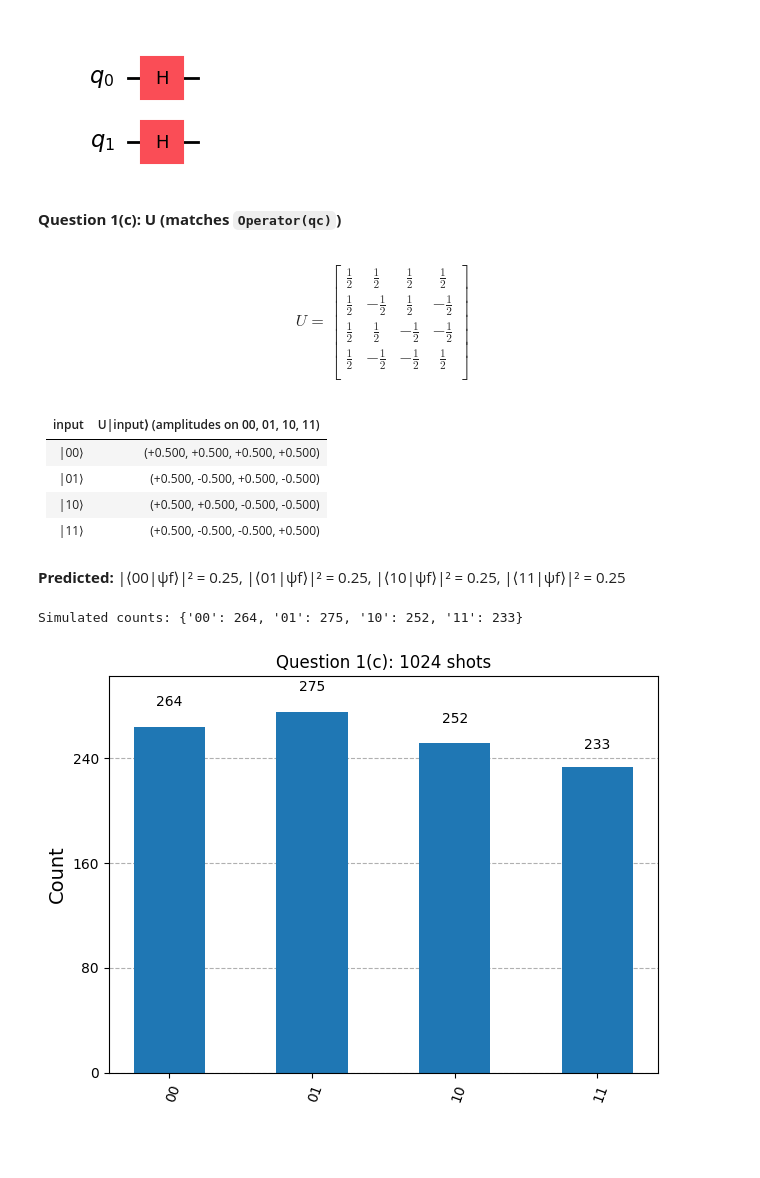
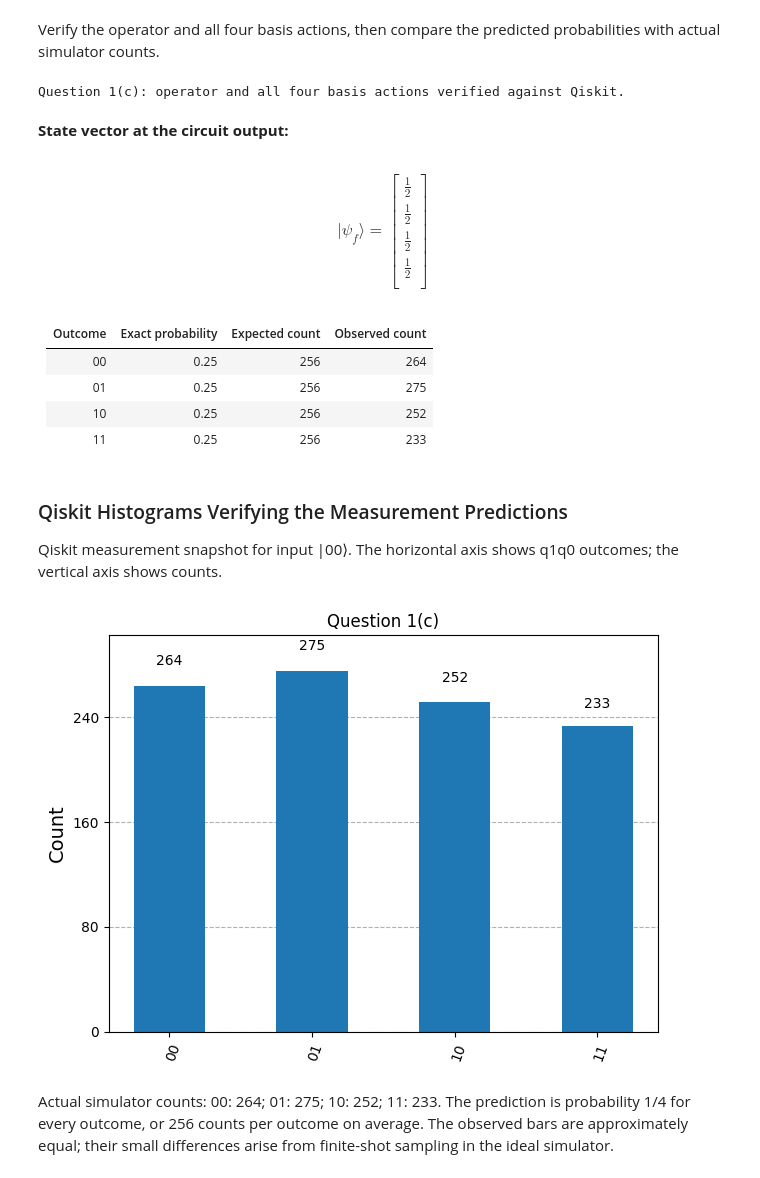
Before and after one commit to albertokabore/Quantum-Computation_3, a Jupyter notebook: Assignment3.ipynb, the cells around one changed output. Cells and saved outputs as stored; diff of their text form; code cells hidden in the pictures; blank space fills up the shorter version.

```diff
--- a/Assignment3.ipynb
+++ b/Assignment3.ipynb
@@ -157,29 +223,40 @@ $|11\rangle\to\tfrac12(|00\rangle-|01\rangle-|10\rangle+|11\rangle)$.
+# %% [markdown]
+Verify the operator and all four basis actions, then compare the predicted probabilities with actual simulator counts.
 # %%
 qc = QuantumCircuit(2)
 qc.h(0)
 qc.h(1)
-display(qc.draw('mpl'))
-analyze(qc, np.kron(H, H), 'Question 1(c)')
+counts_q1c = analyze(qc, np.kron(H, H), 'Question 1(c)')
 # %% [output]
-[figure, removed]
+Question 1(c): operator and all four basis actions verified against Qiskit.
-**Question 1(c): U (matches `Operator(qc)`)**
+**State vector at the circuit output:**
 $$
-U =
+|\psi_f\rangle =
 \begin{bmatrix}
-\frac{1}{2} & \frac{1}{2} & \frac{1}{2} & \frac{1}{2}  \\
- \frac{1}{2} & - \frac{1}{2} & \frac{1}{2} & - \frac{1}{2}  \\
- \frac{1}{2} & \frac{1}{2} & - \frac{1}{2} & - \frac{1}{2}  \\
- \frac{1}{2} & - \frac{1}{2} & - \frac{1}{2} & \frac{1}{2}  \\
+\frac{1}{2}  \\
+ \frac{1}{2}  \\
+ \frac{1}{2}  \\
+ \frac{1}{2}  \\
  \end{bmatrix}
 $$
-| input | U\|input⟩ (amplitudes on 00, 01, 10, 11) |
-|---|---|
-| \|00⟩ | (+0.500, +0.500, +0.500, +0.500) |
-| \|01⟩ | (+0.500, -0.500, +0.500, -0.500) |
-| \|10⟩ | (+0.500, +0.500, -0.500, -0.500) |
-| \|11⟩ | (+0.500, -0.500, -0.500, +0.500) |
+| Outcome | Exact probability | Expected count | Observed count |
+|---|---:|---:|---:|
+| 00 | 0.25 | 256 | 264 |
+| 01 | 0.25 | 256 | 275 |
+| 10 | 0.25 | 256 | 252 |
+| 11 | 0.25 | 256 | 233 |
-**Predicted:** |⟨00|ψf⟩|² = 0.25, |⟨01|ψf⟩|² = 0.25, |⟨10|ψf⟩|² = 0.25, |⟨11|ψf⟩|² = 0.25
-Simulated counts: {'00': 264, '01': 275, '10': 252, '11': 233}
-[figure, removed]
+# %% [markdown]
+### Qiskit Histograms Verifying the Measurement Predictions
+
+Qiskit measurement snapshot for input |00⟩. The horizontal axis shows q1q0 outcomes; the vertical axis shows counts.
+# %%
+figure = plot_histogram(counts_q1c, title="Question 1(c)")
+
+display(figure)
+plt.close(figure)
+# %% [output]
+[figure, added]
+# %% [markdown]
+Actual simulator counts: 00: 264; 01: 275; 10: 252; 11: 233. The prediction is probability 1/4 for every outcome, or 256 counts per outcome on average. The observed bars are approximately equal; their small differences arise from finite-shot sampling in the ideal simulator.
 # %% [markdown]
 ## Question 1(d)
```
Also changed, not shown: parts of 29 cells of this notebook, 42 other files.
